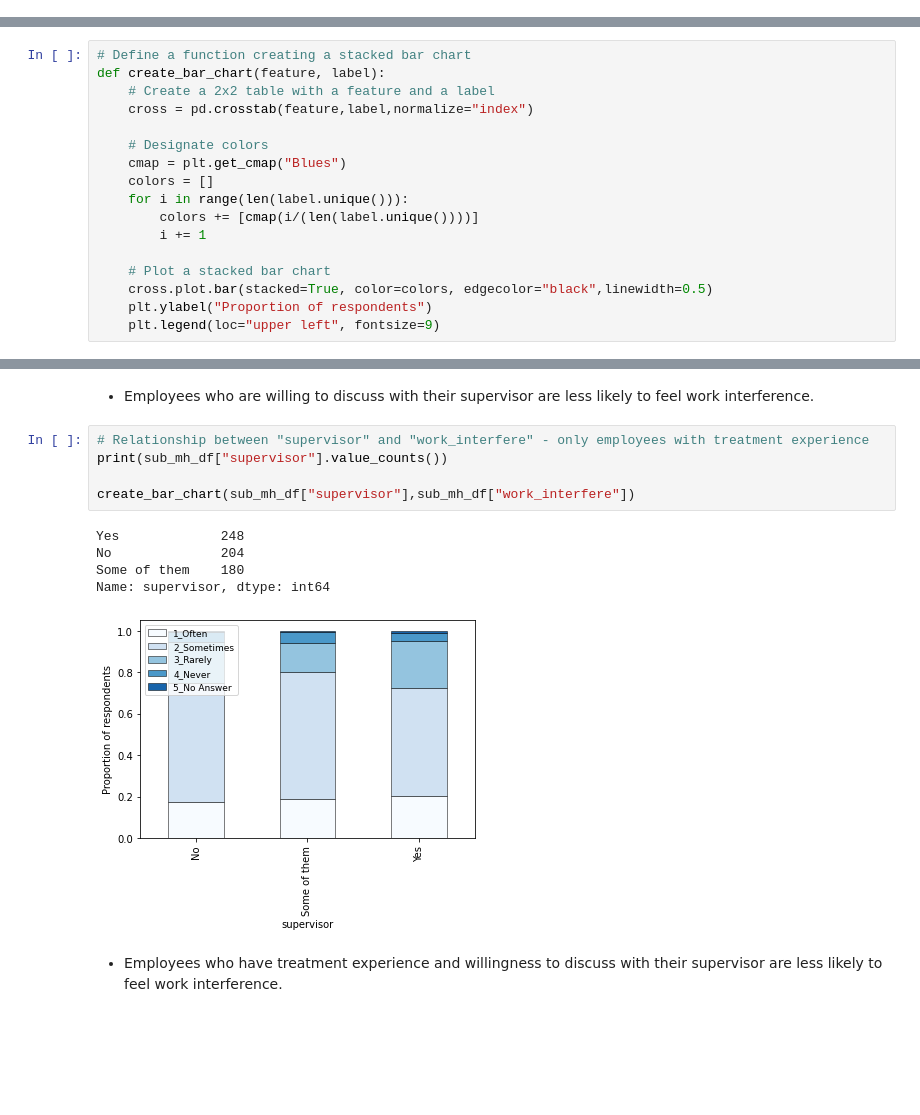
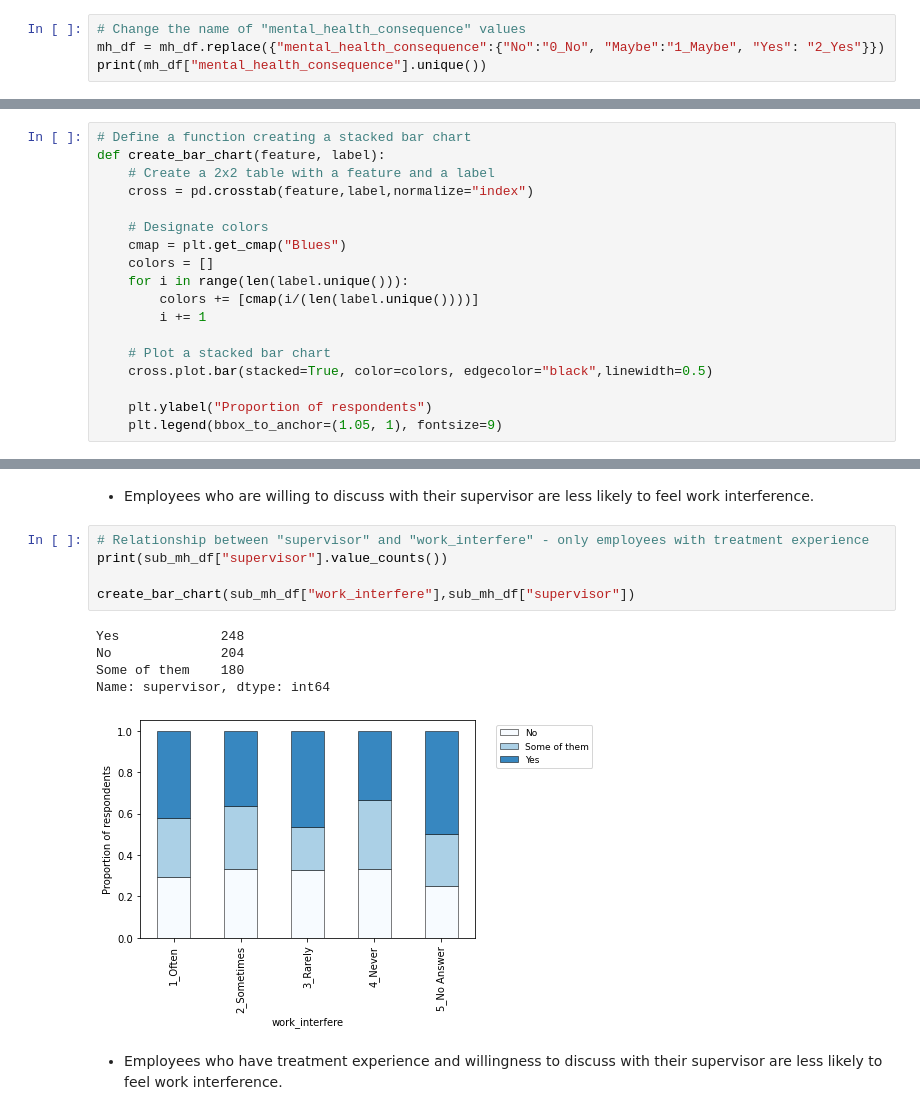
Before and after one commit to ceciliastern/ds_term_project, a Jupyter notebook: Descriptive Analysis - Mental Health Dataset.ipynb, the cells around one changed output, grey strips where cells are left out. Saved outputs shown, nothing was run; the diff lists cells and outputs as text; blank space fills up the shorter version.

```diff
--- a/Descriptive Analysis - Mental Health Dataset.ipynb
+++ b/Descriptive Analysis - Mental Health Dataset.ipynb
@@ -219,3 +219,7 @@ mh_df = mh_df.replace({"work_interfere":{"Often":"1_Often", "Sometimes":"2_Somet
 print(mh_df["work_interfere"].unique())
 # %% [output]
 ['1_Often' '3_Rarely' '4_Never' '2_Sometimes' '5_No Answer']
+# %%
+# Change the name of "mental_health_consequence" values
+mh_df = mh_df.replace({"mental_health_consequence":{"No":"0_No", "Maybe":"1_Maybe", "Yes": "2_Yes"}})
+print(mh_df["mental_health_consequence"].unique())
@@ -368,8 +374,9 @@ def create_bar_chart(feature, label):
 
     # Plot a stacked bar chart
     cross.plot.bar(stacked=True, color=colors, edgecolor="black",linewidth=0.5)
+
     plt.ylabel("Proportion of respondents")
-    plt.legend(loc="upper left", fontsize=9)
+    plt.legend(bbox_to_anchor=(1.05, 1), fontsize=9)
 # %%
 # Relationship between "coworkers" and "work_interfere"
 print(mh_df["coworkers"].value_counts())
@@ -413,13 +447,13 @@ Name: supervisor, dtype: int64
 # %%
 # Relationship between "supervisor" and "work_interfere" - only employees with treatment experience
 print(sub_mh_df["supervisor"].value_counts())
 
-create_bar_chart(sub_mh_df["supervisor"],sub_mh_df["work_interfere"])
+create_bar_chart(sub_mh_df["work_interfere"],sub_mh_df["supervisor"])
 # %% [output]
 Yes             248
 No              204
 Some of them    180
 Name: supervisor, dtype: int64
-[figure, old version]
+[figure, new version]
 # %% [markdown]
 - Employees who have treatment experience and willingness to discuss with their supervisor are less likely to feel work interference.
```
Also changed, not shown: parts of 33 cells of this notebook.
